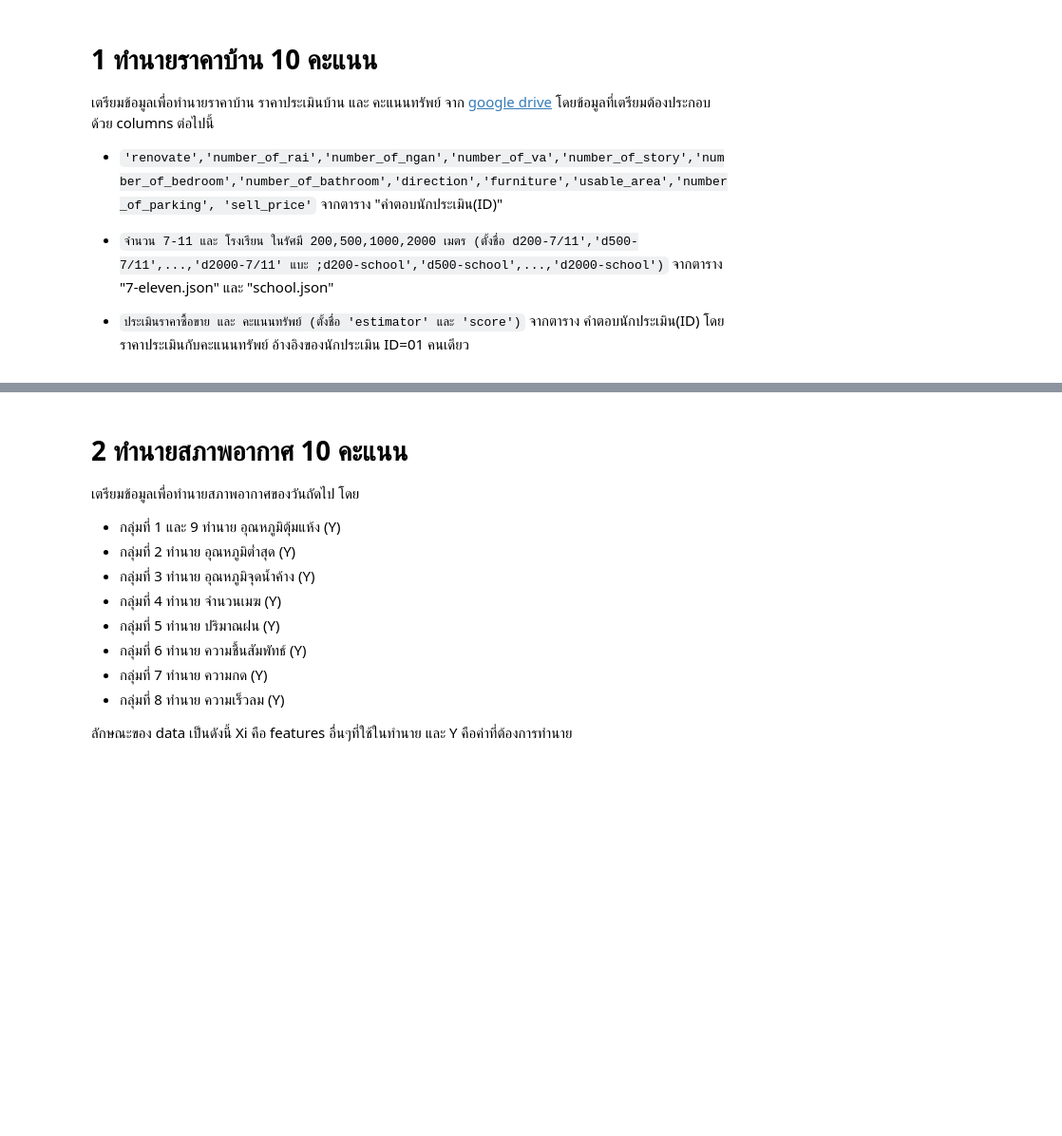
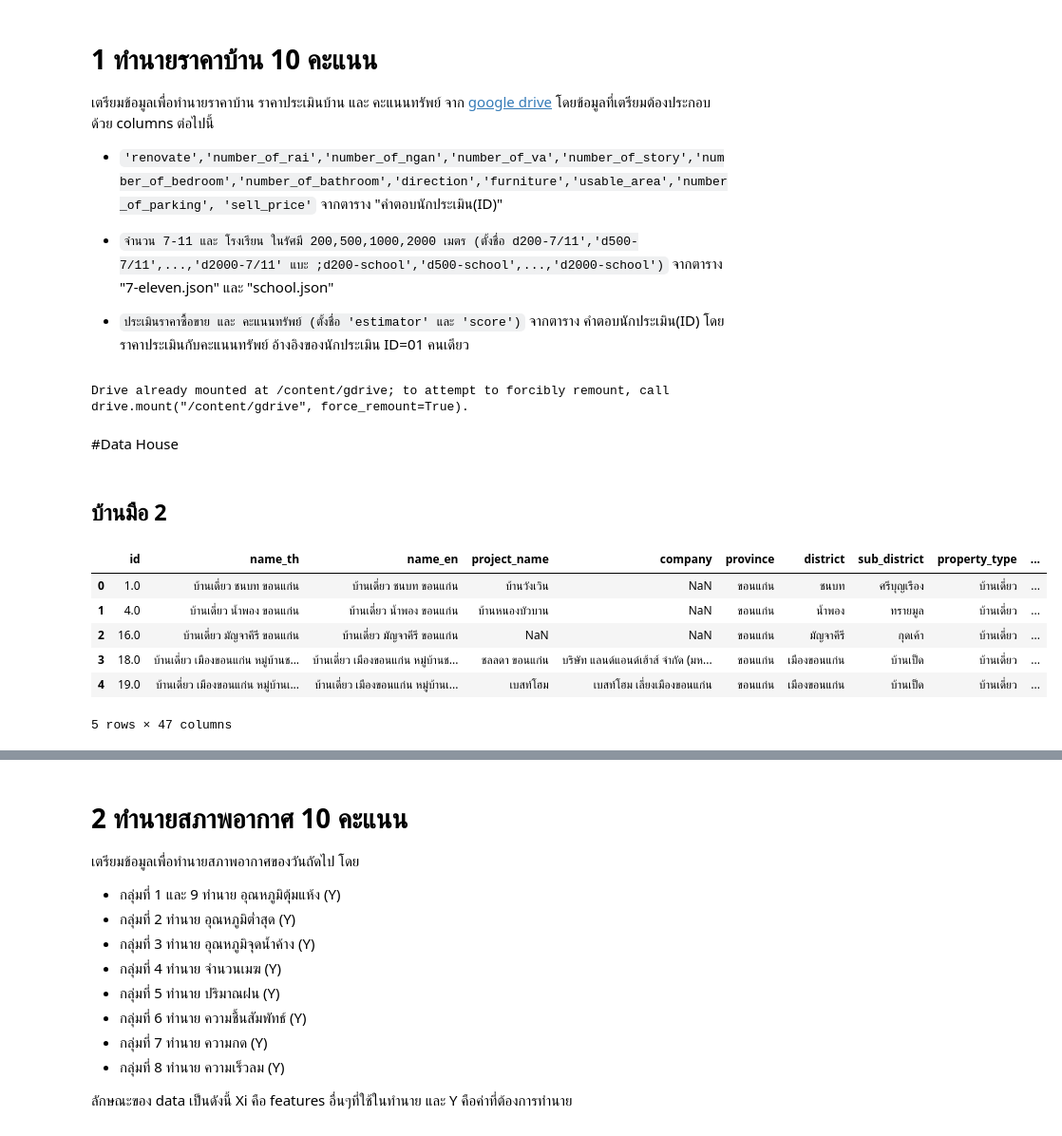
Before and after one commit to NewtonSawitta/bsc_dpdm22, a Jupyter notebook: midterm_dpdm22.ipynb, the cells around one changed output, grey strips where cells are left out. Shown: that part at 95% size. Drawn from its saved outputs; the diff is of its cells as text; code cells hidden in the pictures; blank space fills up the shorter version.

```diff
--- a/midterm_dpdm22.ipynb
+++ b/midterm_dpdm22.ipynb
@@ -11,0 +26,6 @@
+# %%
+/#เชื่อม google drive
+from google.colab import drive
+drive.mount('/content/gdrive')
+# %% [output]
+Drive already mounted at /content/gdrive; to attempt to forcibly remount, call drive.mount("/content/gdrive", force_remount=True).
@@ -11,0 +35,16 @@
+# %% [markdown]
+#Data House
+# %% [markdown]
+## บ้านมือ 2
+# %%
+link = 'https://docs.google.com/spreadsheets/d/1REdJzoGqhVn3fnM1I0GoSLzzeW2dAr2UNo1b64hNbJY/export?format=xlsx'
+home2 = pd.read_excel(link,sheet_name='บ้านมือ2')
+home2.head()
+# %% [output]
+|  | id | name_th | name_en | project_name | company | province | district | sub_district | property_type | ... |
+| 0 | 1.0 | บ้านเดี่ยว ชนบท ขอนแก่น | บ้านเดี่ยว ชนบท ขอนแก่น | บ้านวังเวิน | NaN | ขอนแก่น | ชนบท | ศรีบุญเรือง | บ้านเดี่ยว | ... |
+| 1 | 4.0 | บ้านเดี่ยว น้ำพอง ขอนแก่น | บ้านเดี่ยว น้ำพอง ขอนแก่น | บ้านหนองบัวบาน | NaN | ขอนแก่น | น้ำพอง | ทรายมูล | บ้านเดี่ยว | ... |
+| 2 | 16.0 | บ้านเดี่ยว มัญจาคีรี ขอนแก่น | บ้านเดี่ยว มัญจาคีรี ขอนแก่น | NaN | NaN | ขอนแก่น | มัญจาคีรี | กุดเค้า | บ้านเดี่ยว | ... |
+| 3 | 18.0 | บ้านเดี่ยว เมืองขอนแก่น หมู่บ้านช... | บ้านเดี่ยว เมืองขอนแก่น หมู่บ้านช... | ชลลดา ขอนแก่น | บริษัท แลนด์แอนด์เฮ้าส์ จำกัด (มห... | ขอนแก่น | เมืองขอนแก่น | บ้านเป็ด | บ้านเดี่ยว | ... |
+| 4 | 19.0 | บ้านเดี่ยว เมืองขอนแก่น หมู่บ้านเ... | บ้านเดี่ยว เมืองขอนแก่น หมู่บ้านเ... | เบสท์โฮม | เบสท์โฮม เลี่ยงเมืองขอนแก่น | ขอนแก่น | เมืองขอนแก่น | บ้านเป็ด | บ้านเดี่ยว | ... |
+5 rows × 47 columns
```
Also changed, not shown: parts of 44 cells of this notebook.
